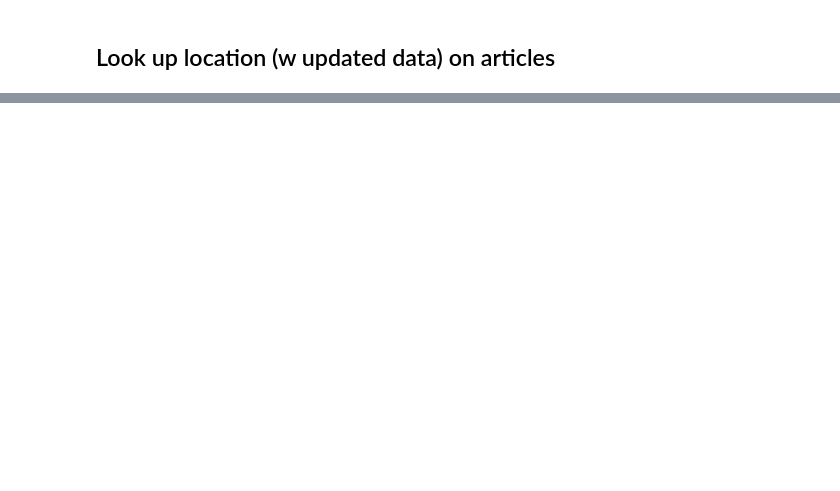
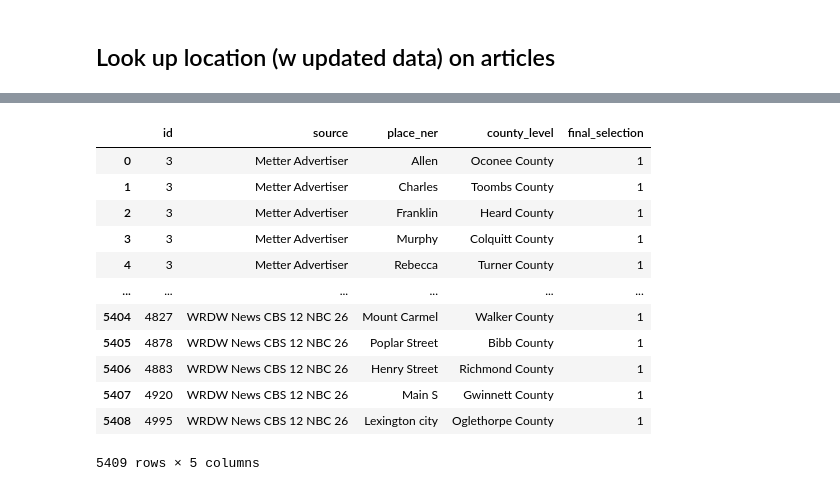
Before and after one commit to ykim71/georgia_analysis, a Jupyter notebook: (2)_Georgia_place_analysis.ipynb, the cells around one changed output, grey strips where cells are left out. Cells and saved outputs as stored; diff of their text form; code cells hidden in the pictures; blank space fills up the shorter version.

```diff
--- a/(2)_Georgia_place_analysis.ipynb
+++ b/(2)_Georgia_place_analysis.ipynb
@@ -758,0 +664,17 @@ df.sample(100)
+# %%
+df_ng_all_m20_county = pd.merge(df_ng_all_m20, location_final_st, how='left', on='place_ner')
+df_ng_all_m20_county
+# %% [output]
+|  | id | source | place_ner | county_level | final_selection |
+| 0 | 3 | Metter Advertiser | Allen | Oconee County | 1 |
+| 1 | 3 | Metter Advertiser | Charles | Toombs County | 1 |
+| 2 | 3 | Metter Advertiser | Franklin | Heard County | 1 |
+| 3 | 3 | Metter Advertiser | Murphy | Colquitt County | 1 |
+| 4 | 3 | Metter Advertiser | Rebecca | Turner County | 1 |
+| ... | ... | ... | ... | ... | ... |
+| 5404 | 4827 | WRDW News CBS 12 NBC 26 | Mount Carmel | Walker County | 1 |
+| 5405 | 4878 | WRDW News CBS 12 NBC 26 | Poplar Street | Bibb County | 1 |
+| 5406 | 4883 | WRDW News CBS 12 NBC 26 | Henry Street | Richmond County | 1 |
+| 5407 | 4920 | WRDW News CBS 12 NBC 26 | Main S | Gwinnett County | 1 |
+| 5408 | 4995 | WRDW News CBS 12 NBC 26 | Lexington city | Oglethorpe County | 1 |
+5409 rows × 5 columns
```
Also changed, not shown: parts of 235 cells of this notebook.
